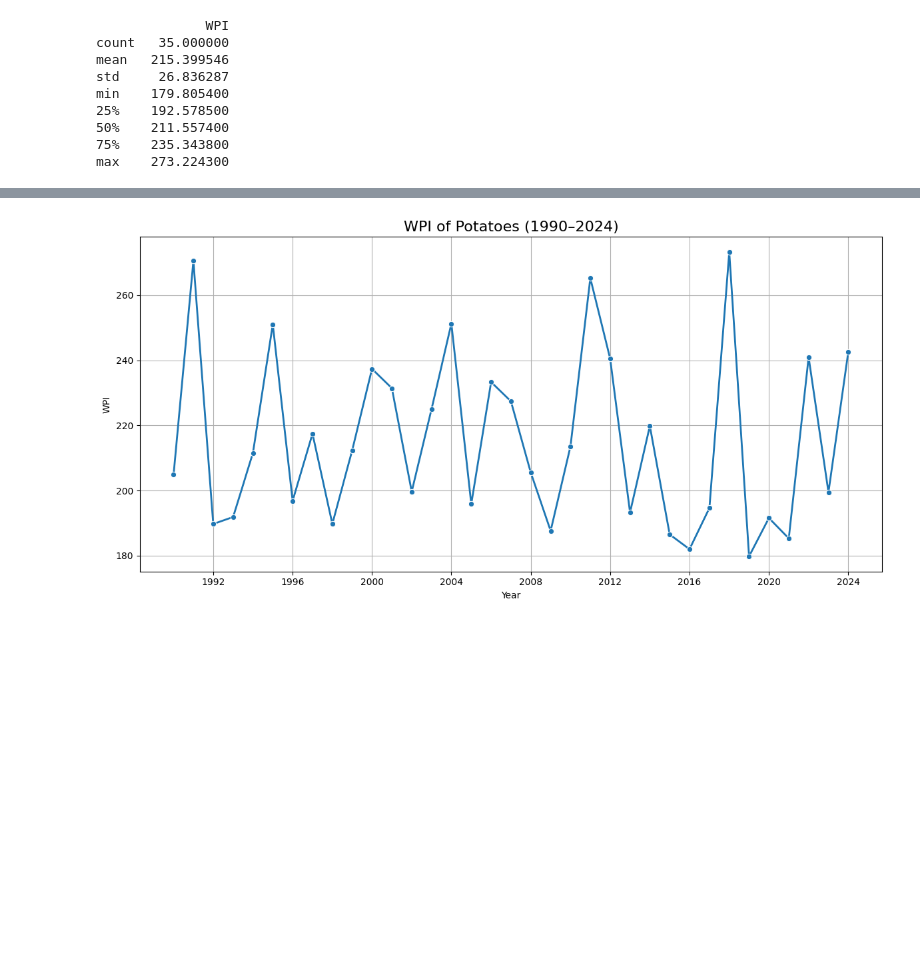
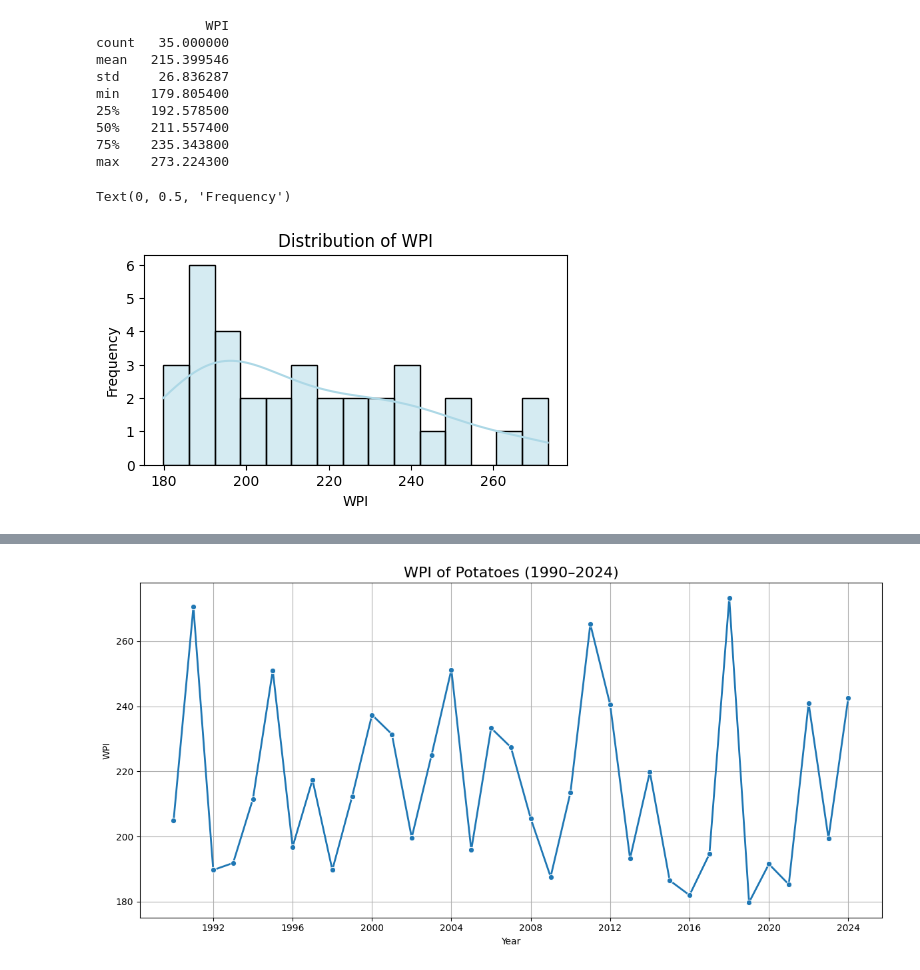
Before and after one commit to Sonic-Sound/ERROR-404-SQUAD, a Jupyter notebook: ERROR_404_SQUAD.ipynb, the cells around one changed output, grey strips where cells are left out. Drawn from its saved outputs; the diff is of its cells as text; code cells hidden in the pictures; blank space fills up the shorter version.

```diff
--- a/ERROR_404_SQUAD.ipynb
+++ b/ERROR_404_SQUAD.ipynb
@@ -36,3 +51,14 @@ min    179.805400
 50%    211.557400
 75%    235.343800
 max    273.224300
+# %%
+plt.figure(figsize=(12, 6))
+
+plt.subplot(2, 2, 1)
+sns.histplot(df["WPI"], kde=True, bins=15, color="lightblue")
+plt.title("Distribution of WPI")
+plt.xlabel("WPI")
+plt.ylabel("Frequency")
+# %% [output]
+Text(0, 0.5, 'Frequency')
+[figure, added]
```
Also changed, not shown: parts of 23 cells of this notebook.
